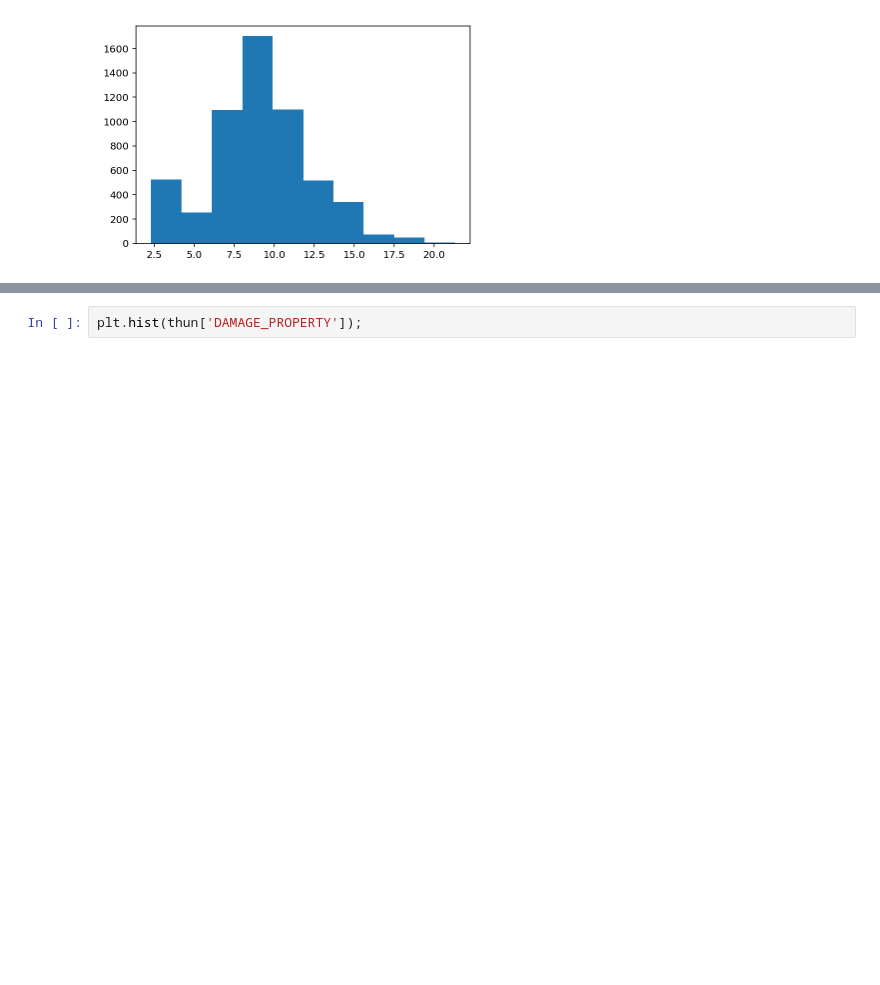
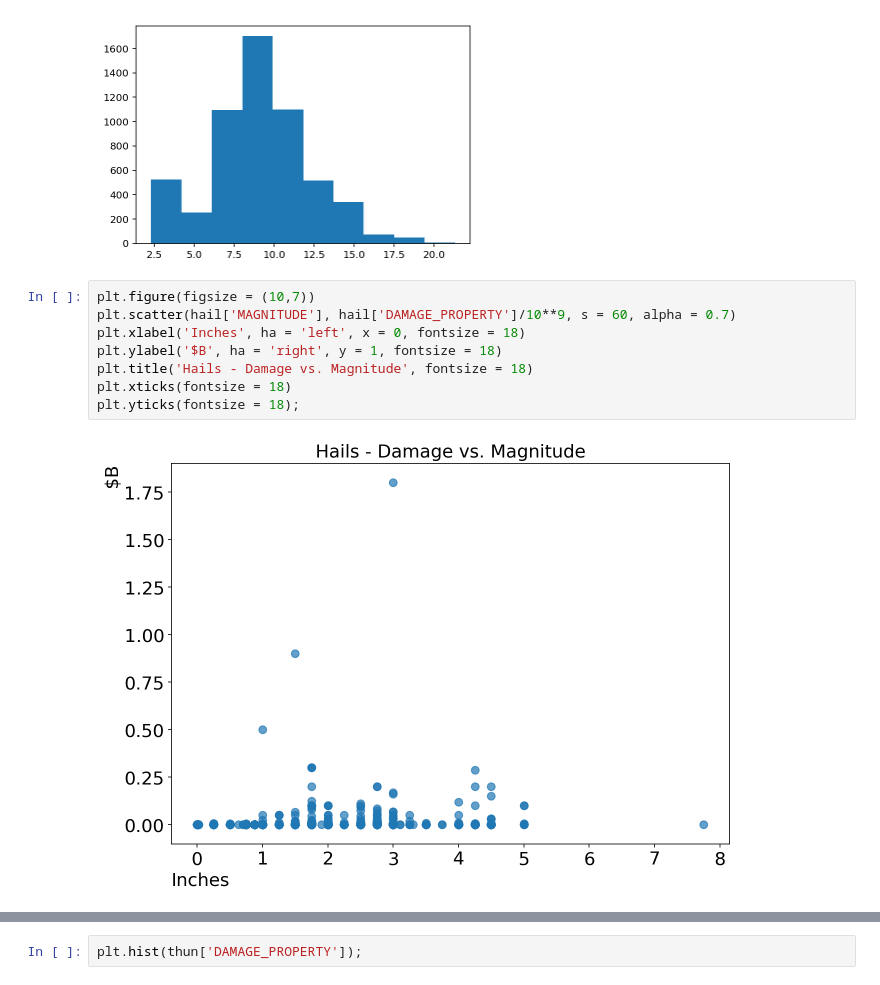
Before and after one commit to emmagrimaldi/Capstone_Predicting_Storm_Damages, a Jupyter notebook: Capstone_code.ipynb, the cells around one changed output, grey strips where cells are left out. Cells and saved outputs as stored; diff of their text form; blank space fills up the shorter version.

Commit message:
adjusting plots and starting classification problem

```diff
--- a/Capstone_code.ipynb
+++ b/Capstone_code.ipynb
@@ -466,3 +469,13 @@ plt.hist(hail['DAMAGE_PROPERTY']);
 plt.hist(np.log(hail['DAMAGE_PROPERTY']));
 # %% [output]
 [figure]
+# %%
+plt.figure(figsize = (10,7))
+plt.scatter(hail['MAGNITUDE'], hail['DAMAGE_PROPERTY']/10**9, s = 60, alpha = 0.7)
+plt.xlabel('Inches', ha = 'left', x = 0, fontsize = 18)
+plt.ylabel('$B', ha = 'right', y = 1, fontsize = 18)
+plt.title('Hails - Damage vs. Magnitude', fontsize = 18)
+plt.xticks(fontsize = 18)
+plt.yticks(fontsize = 18);
+# %% [output]
+[figure, added]
```
Also changed, not shown: parts of 20 cells of this notebook.
